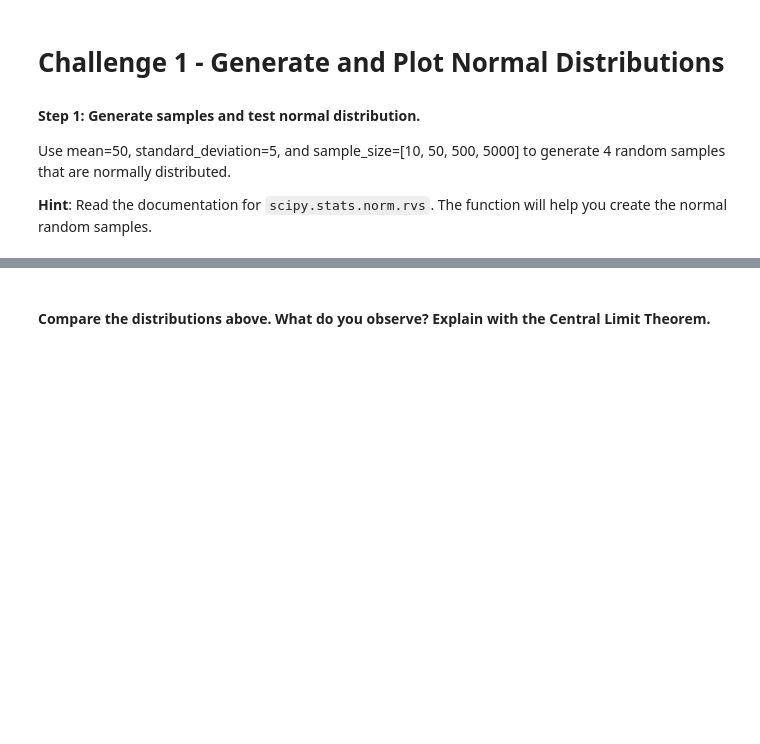
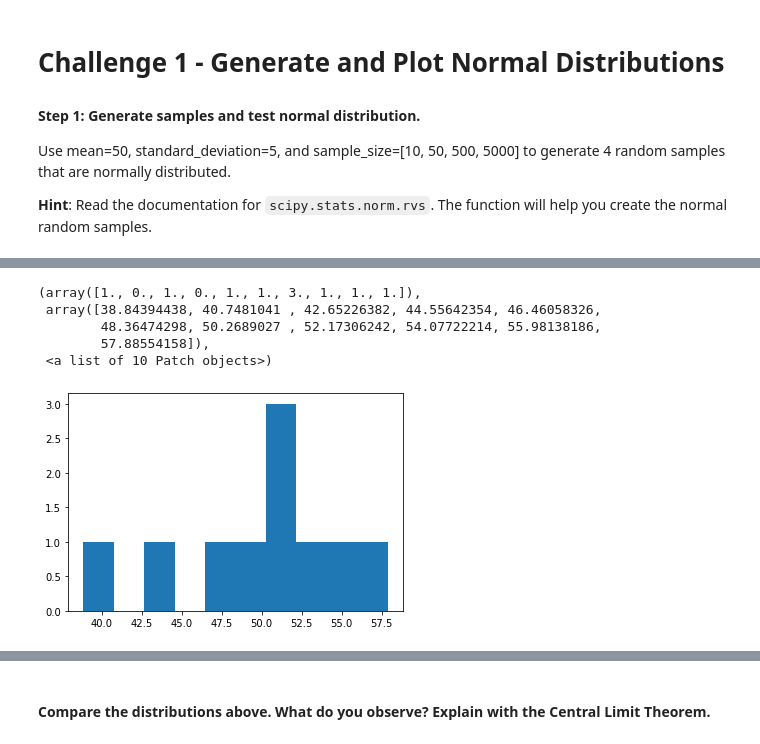
Before and after one commit to pedrodgn/ironhack, a Jupyter notebook: week6-Statistics/ProbDistrb.ipynb, the cells around one changed output, grey strips where cells are left out. Drawn from its saved outputs; the diff is of its cells as text; code cells hidden in the pictures; blank space fills up the shorter version.

```diff
--- a/week6-Statistics/ProbDistrb.ipynb
+++ b/week6-Statistics/ProbDistrb.ipynb
@@ -18,3 +18,8 @@ Use mean=50, standard_deviation=5, and sample_size=[10, 50, 500, 5000] to genera
+# %%
+rand_10=np.random.normal(50, 5, 10)
+rand_50=np.random.normal(50, 5, 50)
+rand_500=np.random.normal(50, 5, 500)
+rand_5000=np.random.normal(50, 5, 5000)
 # %% [markdown]
 #### Step 2: Plot normal distributions.
 
@@ -23,3 +28,12 @@ To check the shape of the samples you have just created, you can use matplotlib.
 If you did, your outputs would be really similar to the ones below:
 
 ![normal distributions with different sample sizes](../images/ch-1.png)
+# %%
+plt.hist(rand_10)
+# %% [output]
+(array([1., 0., 1., 0., 1., 1., 3., 1., 1., 1.]),
+ array([38.84394438, 40.7481041 , 42.65226382, 44.55642354, 46.46058326,
+        48.36474298, 50.2689027 , 52.17306242, 54.07722214, 55.98138186,
+        57.88554158]),
+ <a list of 10 Patch objects>)
+[figure, added]
```
Also changed, not shown: parts of 20 cells of this notebook.
